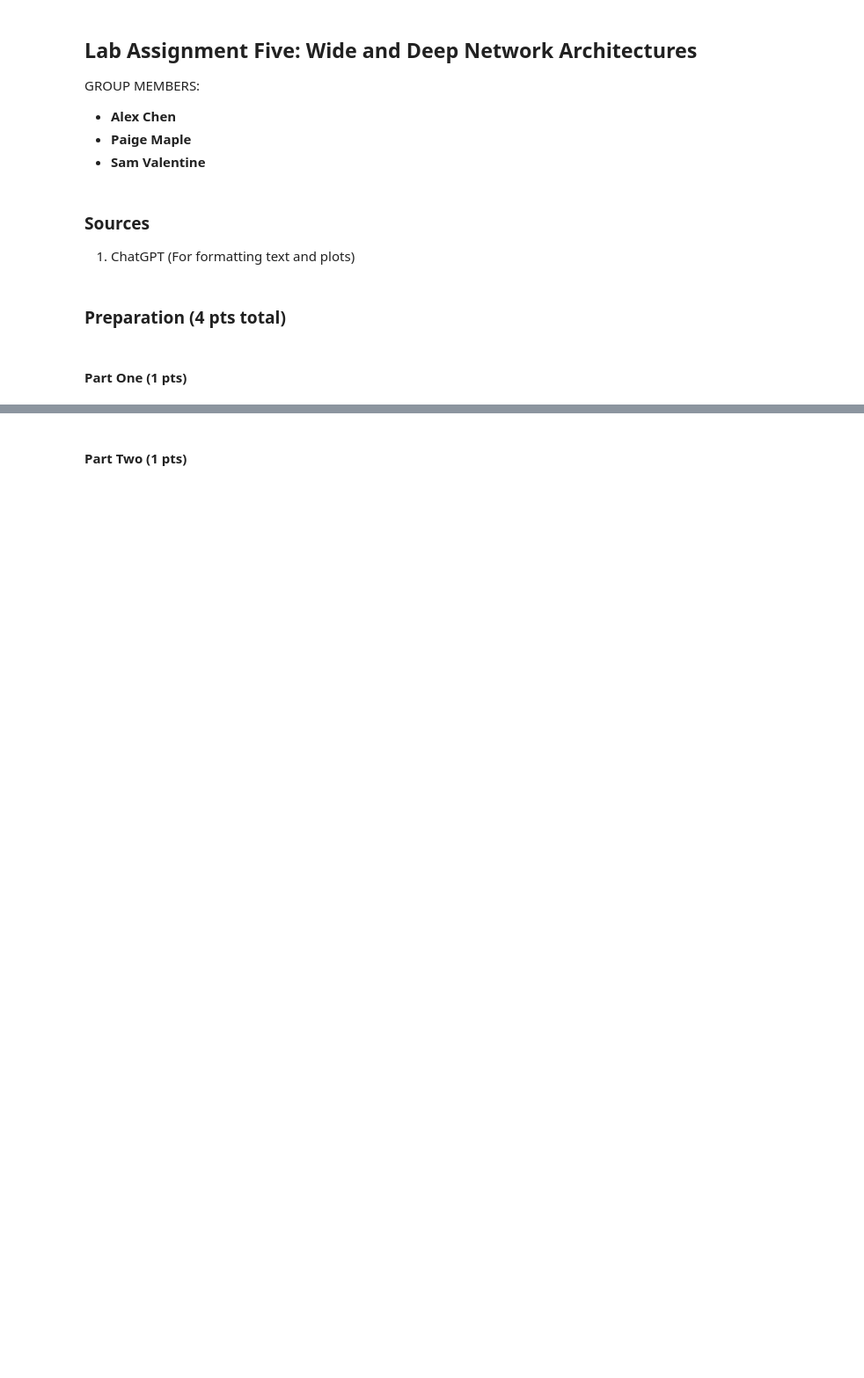
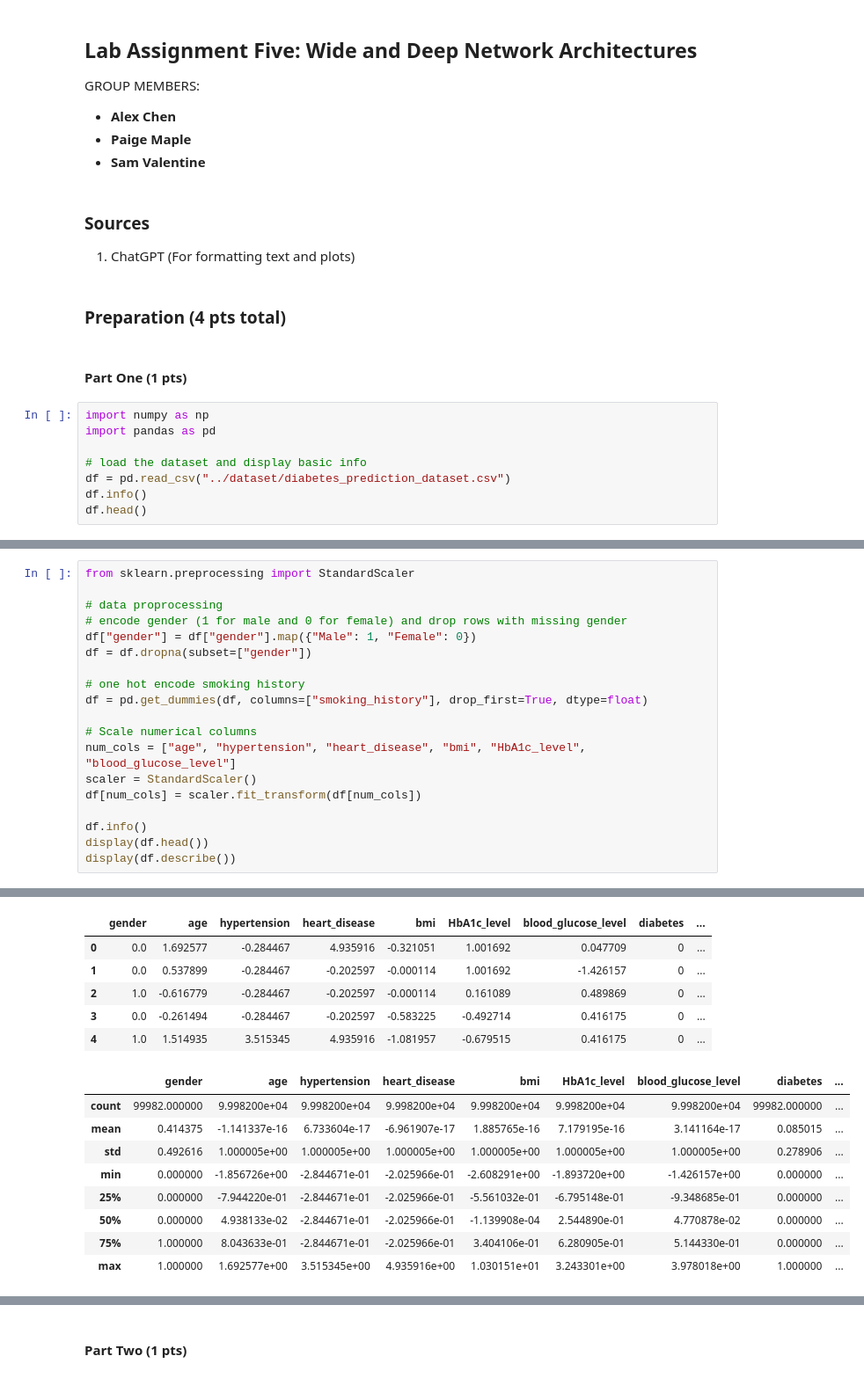
Before and after one commit to alexchans/ML_labs, a Jupyter notebook: labs/lab5.ipynb, the cells around one changed output, grey strips where cells are left out. Shown: that part at 88% size. Drawn from its saved outputs; the diff is of its cells as text; blank space fills up the shorter version.

```diff
--- a/labs/lab5.ipynb
+++ b/labs/lab5.ipynb
@@ -11,3 +11,11 @@ GROUP MEMBERS:
 ### Preparation (4 pts total)
 # %% [markdown]
 #### Part One (1 pts)
+# %%
+import numpy as np
+import pandas as pd
+
+# load the dataset and display basic info
+df = pd.read_csv("../dataset/diabetes_prediction_dataset.csv")
+df.info()
+df.head()
@@ -13,0 +45,20 @@ GROUP MEMBERS:
+# %%
+from sklearn.preprocessing import StandardScaler
+
+# data proprocessing
+# encode gender (1 for male and 0 for female) and drop rows with missing gender
+df["gender"] = df["gender"].map({"Male": 1, "Female": 0})
+df = df.dropna(subset=["gender"])
+
+# one hot encode smoking history
+df = pd.get_dummies(df, columns=["smoking_history"], drop_first=True, dtype=float)
+
+# Scale numerical columns
+num_cols = ["age", "hypertension", "heart_disease", "bmi", "HbA1c_level", "blood_glucose_level"]
+scaler = StandardScaler()
+df[num_cols] = scaler.fit_transform(df[num_cols])
+
+df.info()
+display(df.head())
+display(df.describe())
+# %% [output]
@@ -13,0 +85,15 @@ GROUP MEMBERS:
+|  | gender | age | hypertension | heart_disease | bmi | HbA1c_level | blood_glucose_level | diabetes | ... |
+| 0 | 0.0 | 1.692577 | -0.284467 | 4.935916 | -0.321051 | 1.001692 | 0.047709 | 0 | ... |
+| 1 | 0.0 | 0.537899 | -0.284467 | -0.202597 | -0.000114 | 1.001692 | -1.426157 | 0 | ... |
+| 2 | 1.0 | -0.616779 | -0.284467 | -0.202597 | -0.000114 | 0.161089 | 0.489869 | 0 | ... |
+| 3 | 0.0 | -0.261494 | -0.284467 | -0.202597 | -0.583225 | -0.492714 | 0.416175 | 0 | ... |
+| 4 | 1.0 | 1.514935 | 3.515345 | 4.935916 | -1.081957 | -0.679515 | 0.416175 | 0 | ... |
+|  | gender | age | hypertension | heart_disease | bmi | HbA1c_level | blood_glucose_level | diabetes | ... |
+| count | 99982.000000 | 9.998200e+04 | 9.998200e+04 | 9.998200e+04 | 9.998200e+04 | 9.998200e+04 | 9.998200e+04 | 99982.000000 | ... |
+| mean | 0.414375 | -1.141337e-16 | 6.733604e-17 | -6.961907e-17 | 1.885765e-16 | 7.179195e-16 | 3.141164e-17 | 0.085015 | ... |
+| std | 0.492616 | 1.000005e+00 | 1.000005e+00 | 1.000005e+00 | 1.000005e+00 | 1.000005e+00 | 1.000005e+00 | 0.278906 | ... |
+| min | 0.000000 | -1.856726e+00 | -2.844671e-01 | -2.025966e-01 | -2.608291e+00 | -1.893720e+00 | -1.426157e+00 | 0.000000 | ... |
+| 25% | 0.000000 | -7.944220e-01 | -2.844671e-01 | -2.025966e-01 | -5.561032e-01 | -6.795148e-01 | -9.348685e-01 | 0.000000 | ... |
+| 50% | 0.000000 | 4.938133e-02 | -2.844671e-01 | -2.025966e-01 | -1.139908e-04 | 2.544890e-01 | 4.770878e-02 | 0.000000 | ... |
+| 75% | 1.000000 | 8.043633e-01 | -2.844671e-01 | -2.025966e-01 | 3.404106e-01 | 6.280905e-01 | 5.144330e-01 | 0.000000 | ... |
+| max | 1.000000 | 1.692577e+00 | 3.515345e+00 | 4.935916e+00 | 1.030151e+01 | 3.243301e+00 | 3.978018e+00 | 1.000000 | ... |
```
Also changed, not shown: parts of 10 cells of this notebook, 1 other file.
